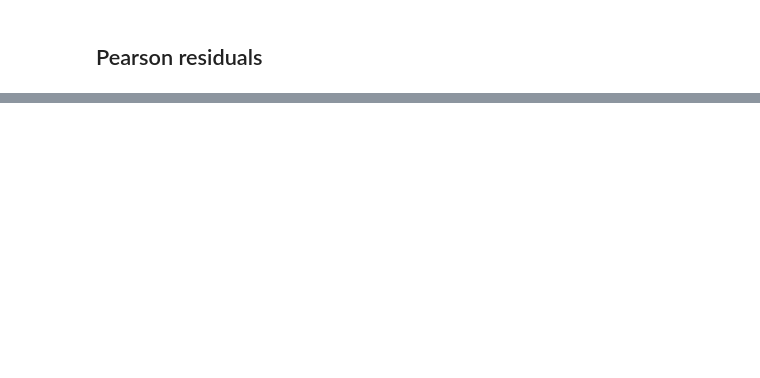
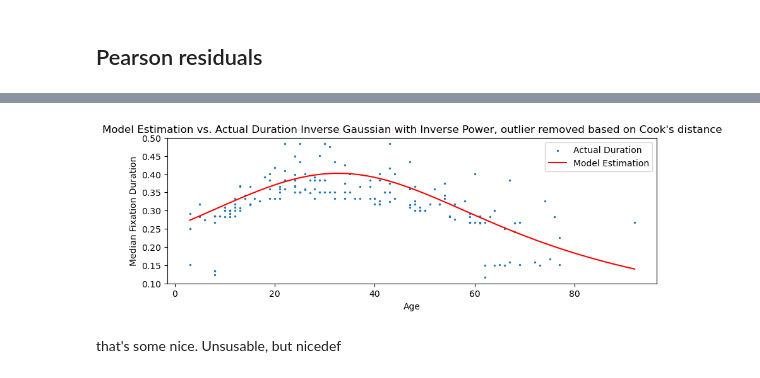
Before and after one commit to AlexeyOm/eye-tracking, a Jupyter notebook: glm_residual_study.ipynb, the cells around one changed output, grey strips where cells are left out. Drawn from its saved outputs; the diff is of its cells as text; code cells hidden in the pictures; blank space fills up the shorter version.

```diff
--- a/glm_residual_study.ipynb
+++ b/glm_residual_study.ipynb
@@ -247,0 +227,25 @@ plt.show()
+# %%
+influence = model.get_influence()
+cooks_d = influence.cooks_distance[0]  # Extract Cook's Distance values
+
+# Set a threshold for Cook's Distance
+n = grouped_df.shape[0]
+cooks_d_threshold = 4 / n
+
+non_outliers = cooks_d > cooks_d_threshold
+# %%
+grouped_df_no_cooks_outliers = valid_fix_df.groupby('id').agg({'duration': 'median', 'age': 'first'})
+
+grouped_df_no_cooks_outliers = grouped_df_no_cooks_outliers[non_outliers]
+
+
+# Fit a GLM with age and age_squared as covariates
+model_no_cooks_outliers = sm.glm('duration ~ age + I(age**2)', data=grouped_df_no_cooks_outliers, family=sma.families.InverseGaussian(link=sma.families.links.InversePower())).fit()
+
+# Print the model summary
+print(model_no_cooks_outliers.summary())
+
+residuals = model_no_cooks_outliers.resid_deviance  # Deviance residuals are often used for GLM
+sma.qqplot(residuals, line='45')
+plt.title('QQ Plot of Residuals for model_no_hi_lev')
+plt.show()
@@ -247,0 +272,6 @@ plt.show()
+# %%
+plot_model(model_no_cooks_outliers, grouped_df_no_cooks_outliers, "Inverse Gaussian with Inverse Power, outlier removed based on Cook's distance")
+# %% [output]
+[figure, added]
+# %% [markdown]
+that's some nice. Unsusable, but nicedef
```
Also changed, not shown: parts of 14 cells of this notebook.
